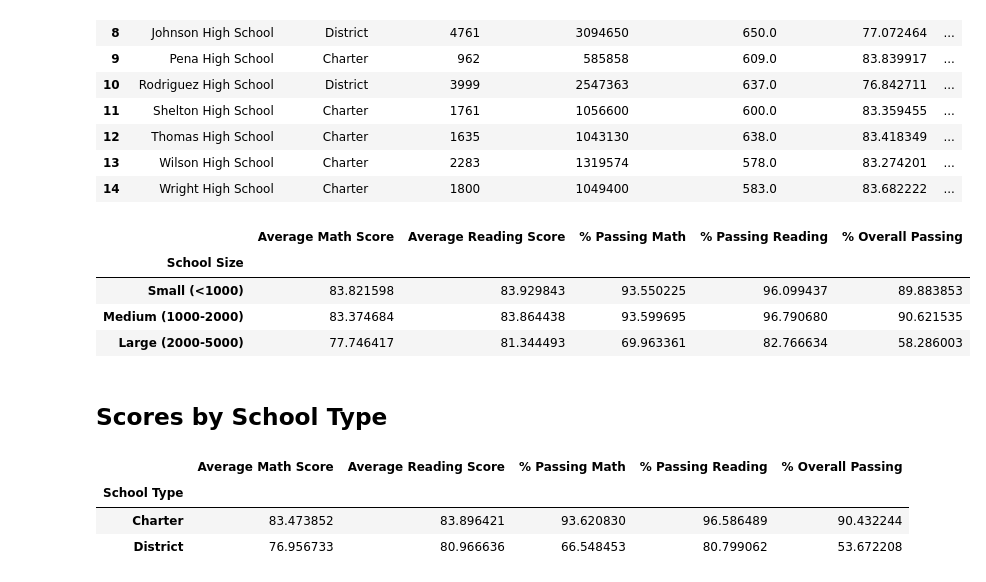
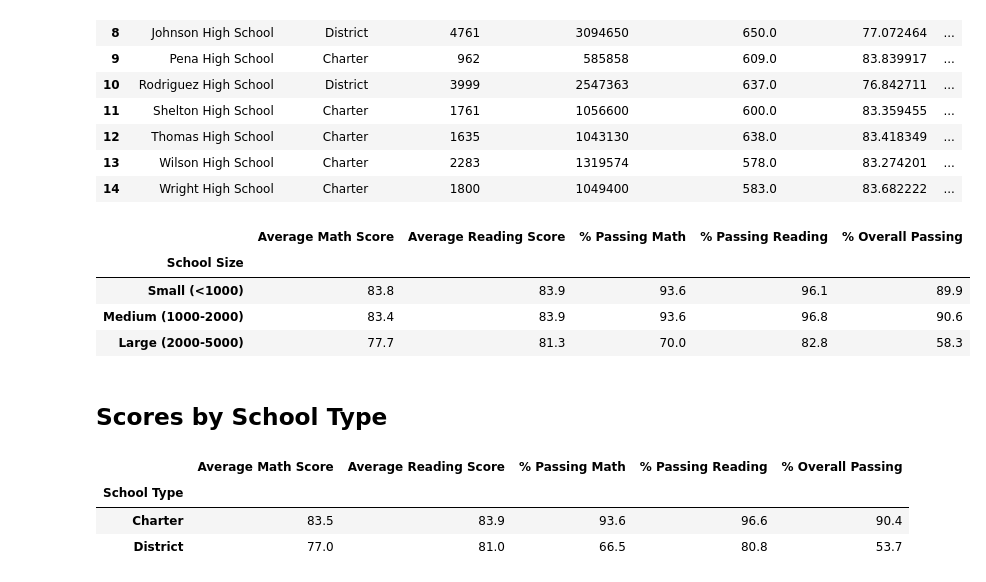
Before and after one commit to gigodata/04-pandas-challenge, a Jupyter notebook: PyCitySchools/PyCitySchools.ipynb, the cells around one changed output. Saved outputs shown, nothing was run; the diff lists cells and outputs as text; code cells hidden in the pictures.

```diff
--- a/PyCitySchools/PyCitySchools.ipynb
+++ b/PyCitySchools/PyCitySchools.ipynb
@@ -198,7 +200,7 @@ students_per_school_df
 | 13 | Pena High School | 962 |
 | 14 | Holden High School | 427 |
 # %%
-budget_per_student = per_school_budget.merge(students_per_school,on="school_name")
+budget_per_student = per_school_budget_df.merge(students_per_school,on="school_name")
 budget_per_student["budget_per_student"] = budget_per_student["school_budget"] / budget_per_student["total_students"]
 del budget_per_student["school_budget"]
 del budget_per_student["total_students"]
@@ -425,7 +427,7 @@ pct_passing_math_and_reading
 # %%
 # Create a DataFrame called `per_school_summary` with columns for the calculations above.
 per_school_summary = per_school_type.merge(students_per_school, on='school_name')\
-.merge(per_school_budget, on='school_name')\
+.merge(per_school_budget_df, on='school_name')\
 .merge(budget_per_student, on='school_name')\
 .merge(per_school_math_df, on='school_name')\
 .merge(per_school_reading_df, on='school_name')\
@@ -681,21 +682,21 @@ size_overall_passing = per_school_summary.groupby(["School Size"])["% Overall Pa
 # %%
 # Create a DataFrame called `size_summary` that breaks down school performance based on school size (small, medium, or large).
 # Use the scores above to create a new DataFrame called `size_summary`
-size_summary = pd.concat([size_math_scores,
-                              size_reading_scores,
-                              size_passing_math,
-                              size_passing_reading,
-                              size_overall_passing,
+size_summary = pd.concat([size_math_scores.round(1),
+                              size_reading_scores.round(1),
+                              size_passing_math.round(1),
+                              size_passing_reading.round(1),
+                              size_overall_passing.round(1),
                              ], axis=1)
 
 # Display results
 size_summary
 # %% [output]
 |  | Average Math Score | Average Reading Score | % Passing Math | % Passing Reading | % Overall Passing |
 | School Size |  |  |  |  |  |
-| Small (<1000) | 83.821598 | 83.929843 | 93.550225 | 96.099437 | 89.883853 |
-| Medium (1000-2000) | 83.374684 | 83.864438 | 93.599695 | 96.790680 | 90.621535 |
-| Large (2000-5000) | 77.746417 | 81.344493 | 69.963361 | 82.766634 | 58.286003 |
+| Small (<1000) | 83.8 | 83.9 | 93.6 | 96.1 | 89.9 |
+| Medium (1000-2000) | 83.4 | 83.9 | 93.6 | 96.8 | 90.6 |
+| Large (2000-5000) | 77.7 | 81.3 | 70.0 | 82.8 | 58.3 |
 # %% [markdown]
 ## Scores by School Type
 # %%
@@ -707,11 +708,11 @@ average_percent_passing_reading_by_type = per_school_summary.groupby(["School Ty
 average_percent_overall_passing_by_type = per_school_summary.groupby(["School Type"])["% Overall Passing"].mean()
 # %%
 # Assemble the new data by type into a DataFrame called `type_summary`
-type_summary = pd.concat([average_math_score_by_type,
-                              average_reading_score_by_type,
-                              average_percent_passing_math_by_type,
-                              average_percent_passing_reading_by_type,
-                              average_percent_overall_passing_by_type,
+type_summary = pd.concat([average_math_score_by_type.round(1),
+                              average_reading_score_by_type.round(1),
+                              average_percent_passing_math_by_type.round(1),
+                              average_percent_passing_reading_by_type.round(1),
+                              average_percent_overall_passing_by_type.round(1),
                              ], axis=1)
 
 # Display results
@@ -719,5 +720,5 @@ type_summary
 # %% [output]
 |  | Average Math Score | Average Reading Score | % Passing Math | % Passing Reading | % Overall Passing |
 | School Type |  |  |  |  |  |
-| Charter | 83.473852 | 83.896421 | 93.620830 | 96.586489 | 90.432244 |
-| District | 76.956733 | 80.966636 | 66.548453 | 80.799062 | 53.672208 |
+| Charter | 83.5 | 83.9 | 93.6 | 96.6 | 90.4 |
+| District | 77.0 | 81.0 | 66.5 | 80.8 | 53.7 |
```
Also changed, not shown: parts of 9 cells of this notebook, 3 other files.
